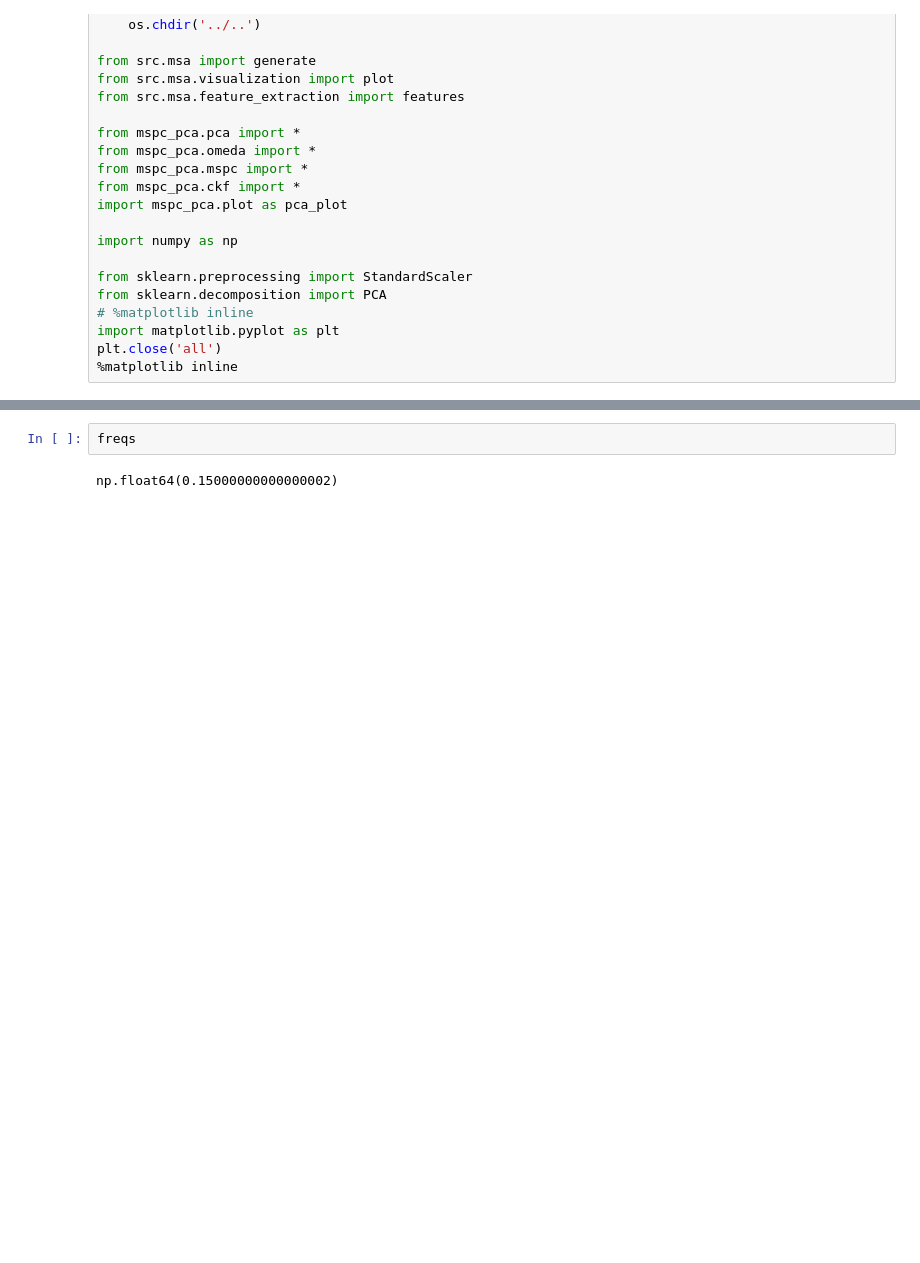
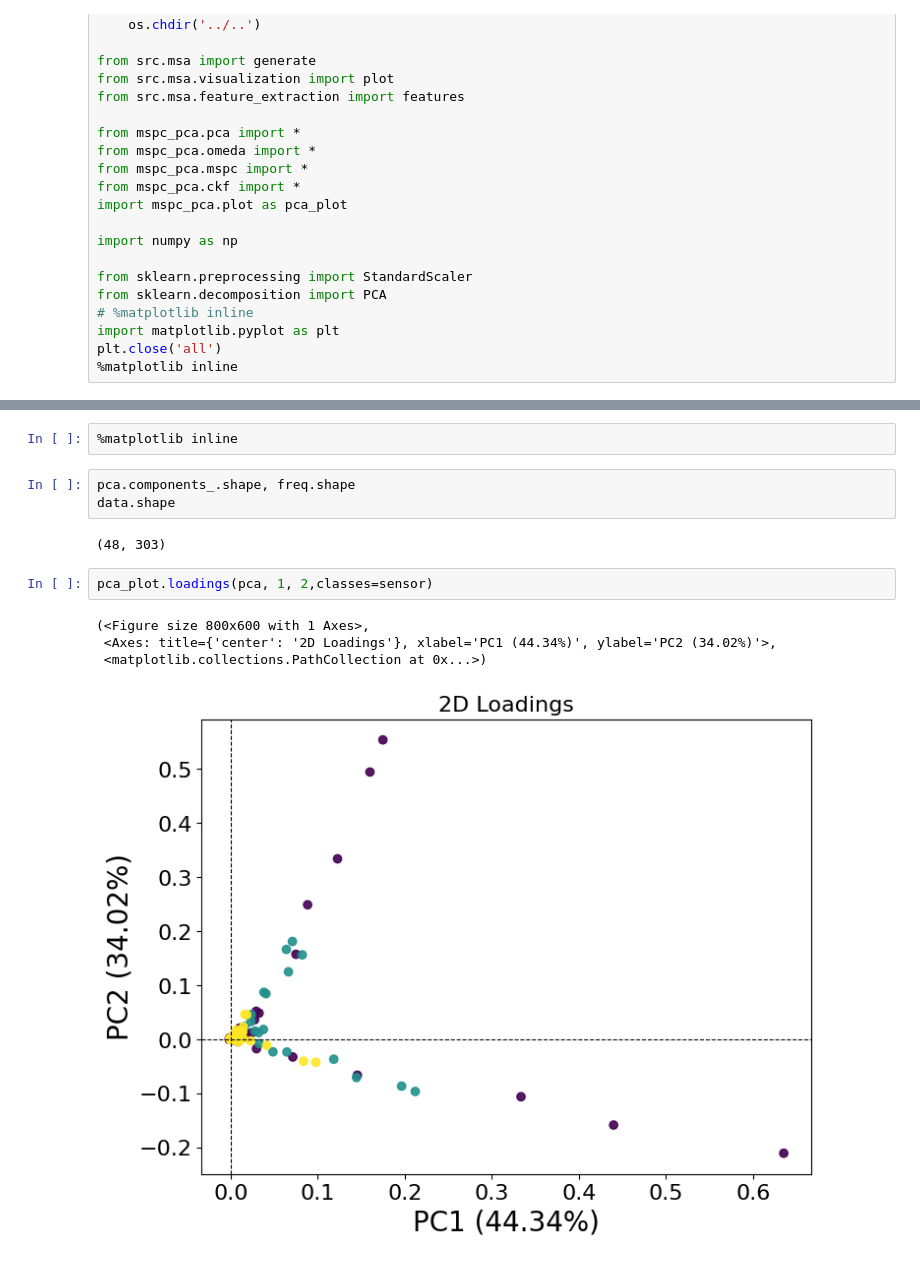
Before and after one commit to JesusGarSan/MESA, a Jupyter notebook: external/tutorials/spatial_statistics_application.ipynb, the cells around one changed output, grey strips where cells are left out. Saved outputs shown, nothing was run; the diff lists cells and outputs as text; blank space fills up the shorter version.

```diff
--- a/external/tutorials/spatial_statistics_application.ipynb
+++ b/external/tutorials/spatial_statistics_application.ipynb
@@ -126,4 +191,14 @@ _,_,scatter = pca_plot.biplot(data_norm, pca, 1, 2, label_dist=0.3, score_labels
+# %%
+%matplotlib inline
+# %%
+pca.components_.shape, freq.shape
+data.shape
+# %% [output]
+(48, 303)
 # %%
-freqs
+pca_plot.loadings(pca, 1, 2,classes=sensor)
 # %% [output]
-np.float64(0.15000000000000002)
+(<Figure size 800x600 with 1 Axes>,
+ <Axes: title={'center': '2D Loadings'}, xlabel='PC1 (44.34%)', ylabel='PC2 (34.02%)'>,
+ <matplotlib.collections.PathCollection at 0x...>)
+[figure, added]
```
Also changed, not shown: parts of 10 cells of this notebook.
